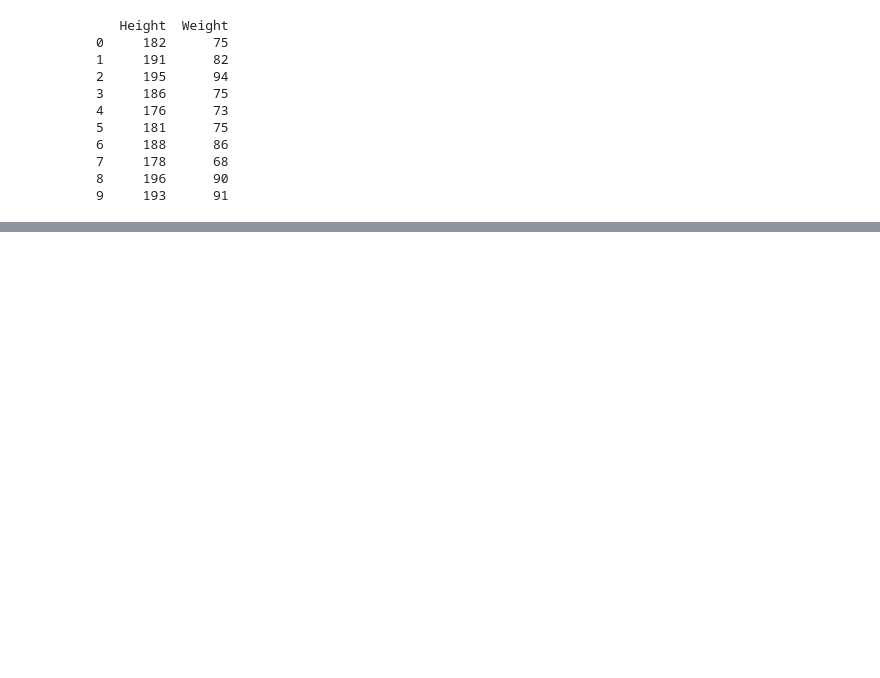
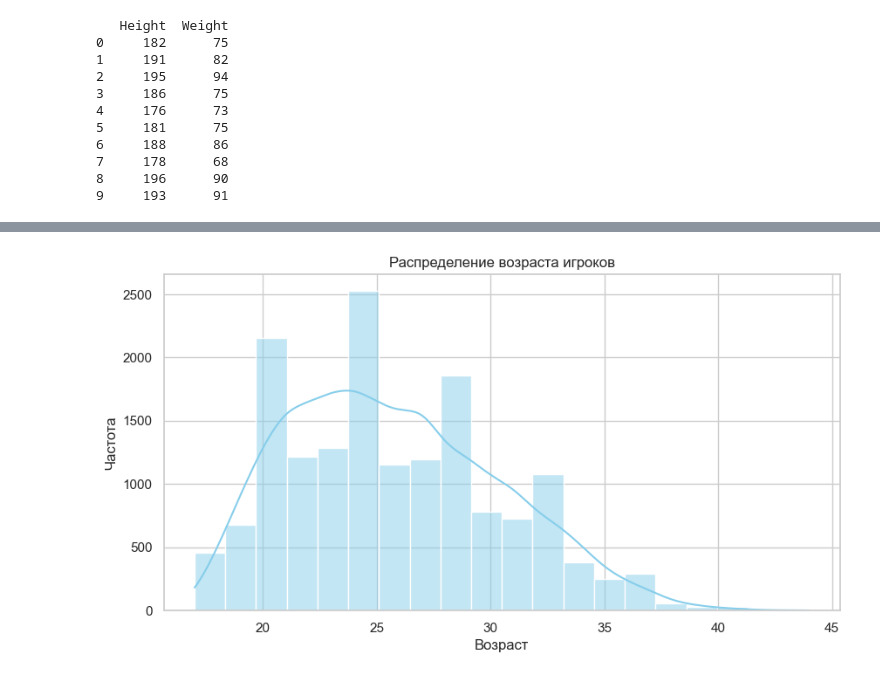
Before and after one commit to BBBtp/FC25-players-dataset, a Jupyter notebook: FC25Players.ipynb, the cells around one changed output, grey strips where cells are left out. Saved outputs shown, nothing was run; the diff lists cells and outputs as text; code cells hidden in the pictures; blank space fills up the shorter version.

```diff
--- a/FC25Players.ipynb
+++ b/FC25Players.ipynb
@@ -54,7 +40 @@ for col in categorical_cols:
-# %%
-# Шаг 2: Числовые данные
-# Преобразование целых чисел
-int_cols = ['Rank', 'Age', 'Weak foot', 'Skill moves']
-for col in int_cols:
-    df[col] = df[col].astype('int8')
 # %%
@@ -81,24 +58,11 @@ print(df[['Height', 'Weight']].head(10))
 7     178      68
 8     196      90
 9     193      91
-# %%
-# Преобразование данных с плавающей точкой
-float_cols = [
-     'Height', 'Weight','Acceleration', 'Sprint Speed', 'Positioning',
-    'Finishing', 'Shot Power', 'Long Shots', 'Volleys', 'Penalties',
-    'Vision', 'Crossing', 'Free Kick Accuracy', 'Short Passing',
-    'Long Passing', 'Curve', 'Dribbling', 'Agility', 'Balance',
-    'Reactions', 'Ball Control', 'Composure', 'Interceptions',
-    'Heading Accuracy', 'Def Awareness', 'Standing Tackle',
-    'Sliding Tackle', 'Jumping', 'Stamina', 'Strength', 'Aggression',
-    'GK Diving', 'GK Handling', 'GK Kicking', 'GK Positioning',
-    'GK Reflexes'
-]
-for col in float_cols:
-    df[col] = df[col].astype('float32')
-# %%
-# Шаг 4: Удаление ненужных колонок
-# Если URL не нужен, удаляем его
-df = df.drop(columns=['URL'], errors='ignore')
+# %%
+
+df = df.drop(columns=['url'], errors='ignore')
+df = df.drop(
+    columns=['GK Diving', 'GK Handling', 'GK Kicking', 'GK Positioning', 'GK Reflexes', 'Alternative positions',
+             'play style'])
 # %%
 df.info()
@@ -541,0 +107,11 @@ for fig in figures:
+# %%
+df['Age'] = np.ceil(df['Age'])
+median_age = df['Age'].median()
+fig, ax = plt.subplots(figsize=(10, 5))
+sns.histplot(df['Age'], bins=20, kde=True, color='skyblue', ax=ax)
+ax.set_title('Распределение возраста игроков')
+ax.set_xlabel('Возраст')
+ax.set_ylabel('Частота')
+plt.show()
+# %% [output]
+[figure, added]
```
Also changed, not shown: parts of 29 cells of this notebook.
